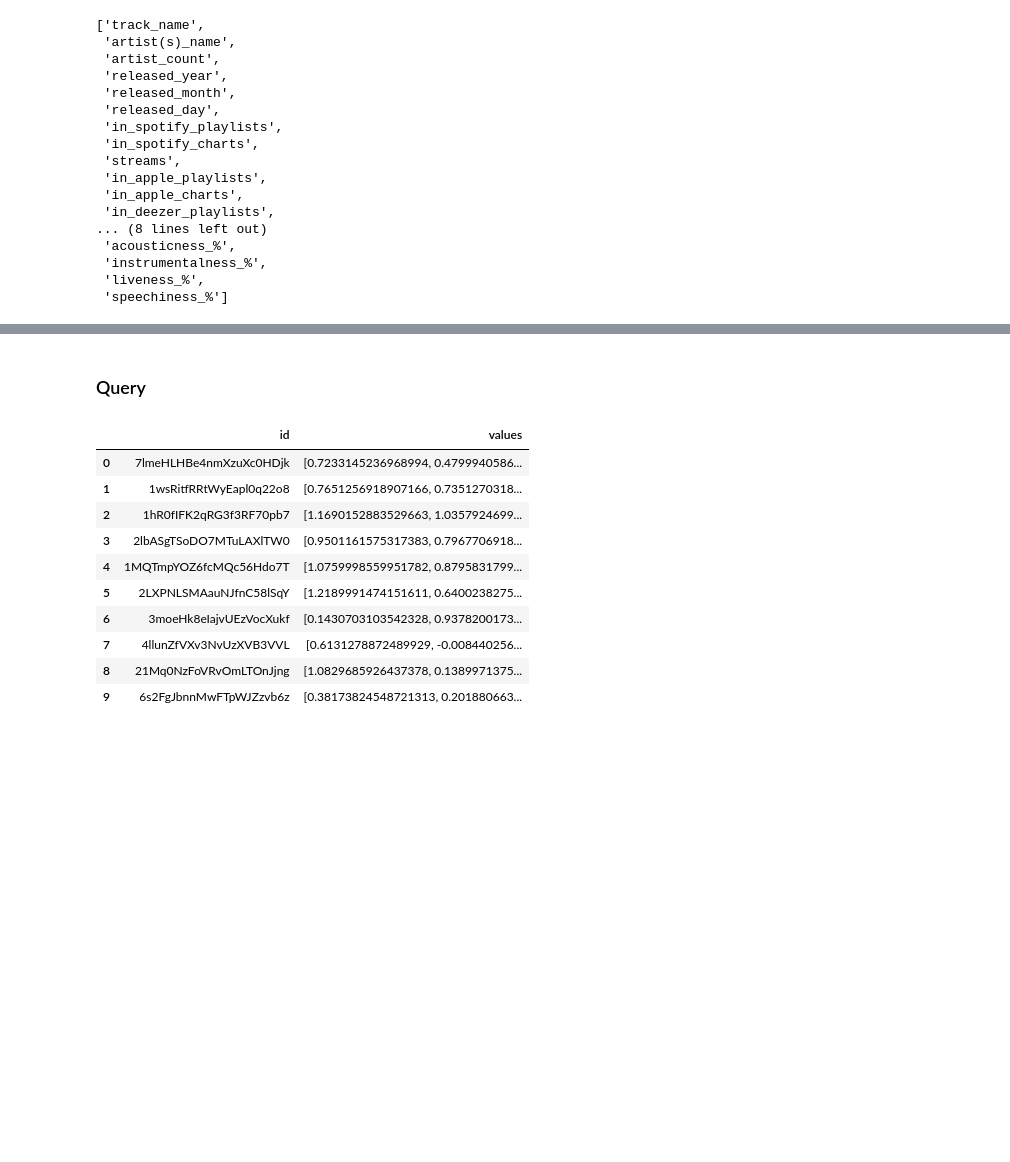
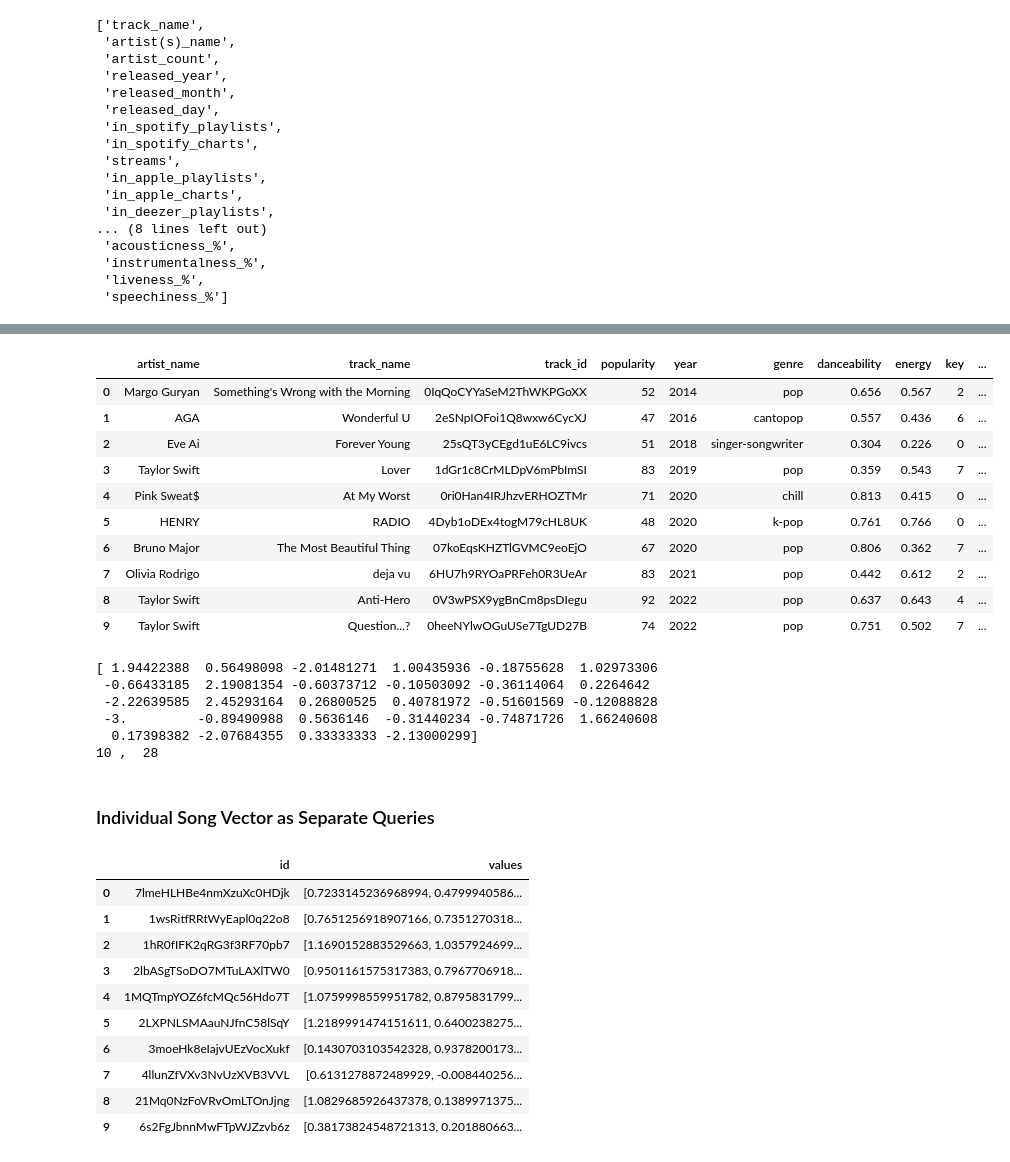
Before and after one commit to sz8689/COS_597A_Project, a Jupyter notebook: Music recommendation system.ipynb, the cells around one changed output, grey strips where cells are left out. Saved outputs shown, nothing was run; the diff lists cells and outputs as text; code cells hidden in the pictures; blank space fills up the shorter version.

```diff
--- a/Music recommendation system.ipynb
+++ b/Music recommendation system.ipynb
@@ -424,0 +666,44 @@ year (do we want this?)
+# %%
+yuhan_data = {
+    'track_name': [
+        'Anti-Hero',
+        'Lover',
+        'Question...?',
+        'deja vu',
+        'RADIO',
+        'Wonderful U',
+        'Forever Young',
+        "Something's Wrong with the Morning",
+        'The Most Beautiful Thing',
+        'At My Worst'
+    ],
+    'artist_name': [
+        'Taylor Swift',
+        'Taylor Swift',
+        'Taylor Swift',
+        'Olivia Rodrigo',
+        'HENRY',
+        'AGA',
+        'Eve Ai',
+        'Margo Guryan',
+        'Bruno Major',
+        'Pink Sweat$'
+    ]
+}
+
+# Create DataFrame
+yuhan_favorite_song = pd.DataFrame(yuhan_data)
+yuhan_favorite_song = pd.merge(all_songs, yuhan_favorite_song, on=['track_name', 'artist_name'], how='inner')
+yuhan_favorite_song
+# %% [output]
+|  | artist_name | track_name | track_id | popularity | year | genre | danceability | energy | key | ... |
+| 0 | Margo Guryan | Something's Wrong with the Morning | 0IqQoCYYaSeM2ThWKPGoXX | 52 | 2014 | pop | 0.656 | 0.567 | 2 | ... |
+| 1 | AGA | Wonderful U | 2eSNpIOFoi1Q8wxw6CycXJ | 47 | 2016 | cantopop | 0.557 | 0.436 | 6 | ... |
+| 2 | Eve Ai | Forever Young | 25sQT3yCEgd1uE6LC9ivcs | 51 | 2018 | singer-songwriter | 0.304 | 0.226 | 0 | ... |
+| 3 | Taylor Swift | Lover | 1dGr1c8CrMLDpV6mPbImSI | 83 | 2019 | pop | 0.359 | 0.543 | 7 | ... |
+| 4 | Pink Sweat$ | At My Worst | 0ri0Han4IRJhzvERHOZTMr | 71 | 2020 | chill | 0.813 | 0.415 | 0 | ... |
+| 5 | HENRY | RADIO | 4Dyb1oDEx4togM79cHL8UK | 48 | 2020 | k-pop | 0.761 | 0.766 | 0 | ... |
+| 6 | Bruno Major | The Most Beautiful Thing | 07koEqsKHZTlGVMC9eoEjO | 67 | 2020 | pop | 0.806 | 0.362 | 7 | ... |
+| 7 | Olivia Rodrigo | deja vu | 6HU7h9RYOaPRFeh0R3UeAr | 83 | 2021 | pop | 0.442 | 0.612 | 2 | ... |
+| 8 | Taylor Swift | Anti-Hero | 0V3wPSX9ygBnCm8psDIegu | 92 | 2022 | pop | 0.637 | 0.643 | 4 | ... |
+| 9 | Taylor Swift | Question...? | 0heeNYlwOGuUSe7TgUD27B | 74 | 2022 | pop | 0.751 | 0.502 | 7 | ... |
@@ -424,0 +724,18 @@ year (do we want this?)
+# %%
+yuhan_summary_vector = yuhan_favorite_song['tokenized_summary'].apply(lambda x: get_summary_vector(x, word2vec_model))
+yuhan_favorite_song.drop(['string_summary', 'tokenized_summary'], axis=1, inplace=True)
+yuhan_songs_scaled = scaler.fit_transform(yuhan_favorite_song)
+
+yuhan_favorite_song_embeddings = [
+    np.concatenate([summary_row, scaled_row])
+    for summary_row, scaled_row in zip(yuhan_summary_vector, yuhan_songs_scaled)
+]
+print(yuhan_favorite_song_embeddings[0])
+print(len(yuhan_favorite_song_embeddings), ", ", len(yuhan_favorite_song_embeddings[0]))
+# %% [output]
+[ 1.94422388  0.56498098 -2.01481271  1.00435936 -0.18755628  1.02973306
+ -0.66433185  2.19081354 -0.60373712 -0.10503092 -0.36114064  0.2264642
+ -2.22639585  2.45293164  0.26800525  0.40781972 -0.51601569 -0.12088828
+ -3.         -0.89490988  0.5636146  -0.31440234 -0.74871726  1.66240608
+  0.17398382 -2.07684355  0.33333333 -2.13000299]
+10 ,  28
@@ -425,5 +749,5 @@ year (do we want this?)
 # %% [markdown]
-### Query
+### Individual Song Vector as Separate Queries
 # %%
 test_data
 # %% [output]
```
Also changed, not shown: parts of 32 cells of this notebook.
